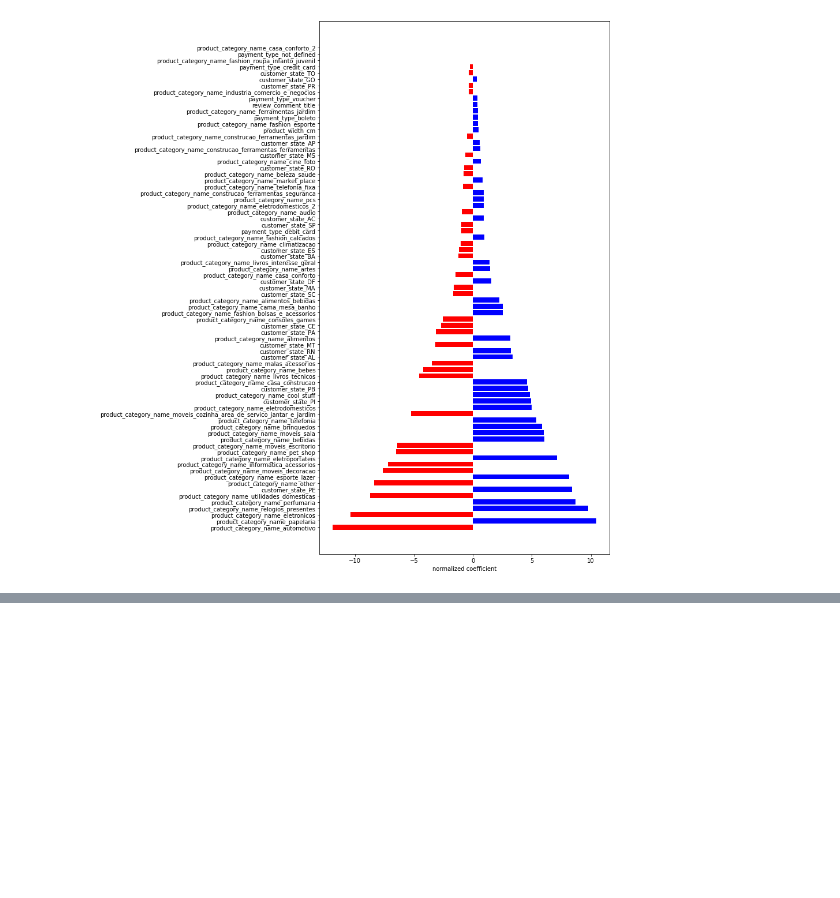
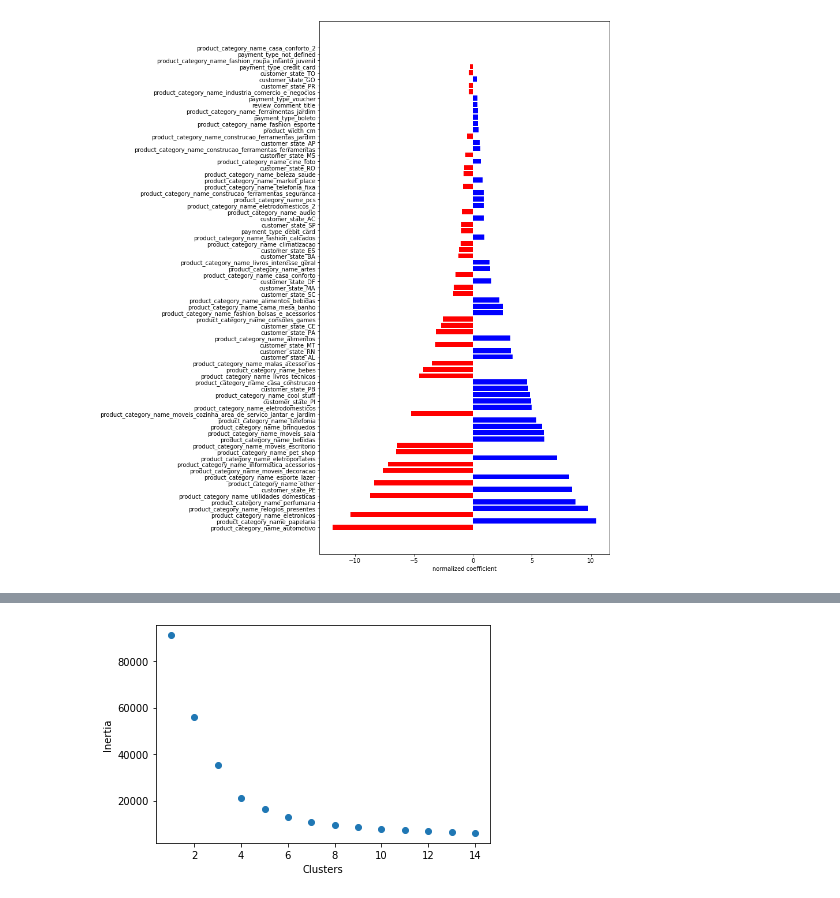
Before and after one commit to alireza-alizadegan/e-commerce-Sales, a Jupyter notebook: Brazil/Customer Segmentation - Scratch.ipynb, the cells around one changed output, grey strips where cells are left out. Cells and saved outputs as stored; diff of their text form; code cells hidden in the pictures; blank space fills up the shorter version.

Commit message:
Log cluster

```diff
--- a/Brazil/Customer Segmentation - Scratch.ipynb
+++ b/Brazil/Customer Segmentation - Scratch.ipynb
@@ -1088,0 +1158,13 @@ Text(0.5, 0, 'normalized coefficient')
+# %%
+pca = PCA(n_components=3)
+X_pca = pca.fit_transform(X)
+inertia_dict = {}
+for k in range(1,15):
+    km = KMeans(n_clusters=k).fit(X_pca)
+    inertia_dict[k] = km.inertia_
+
+plt.scatter(inertia_dict.keys(), inertia_dict.values())
+plt.xlabel('Clusters')
+plt.ylabel('Inertia');
+# %% [output]
+[figure, added]
```
Also changed, not shown: parts of 69 cells of this notebook, 1 other file.
